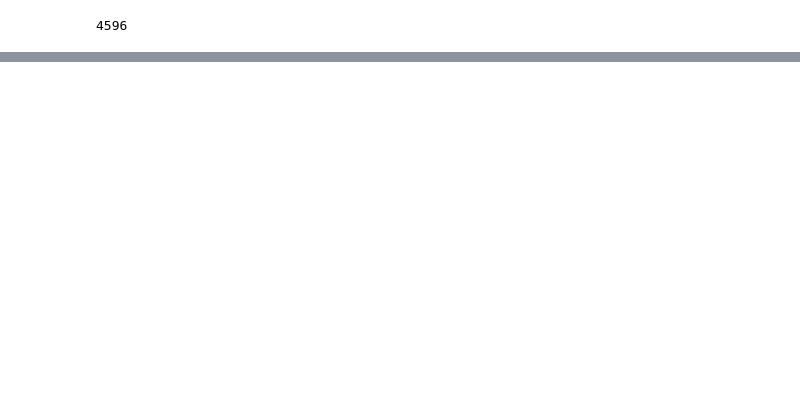
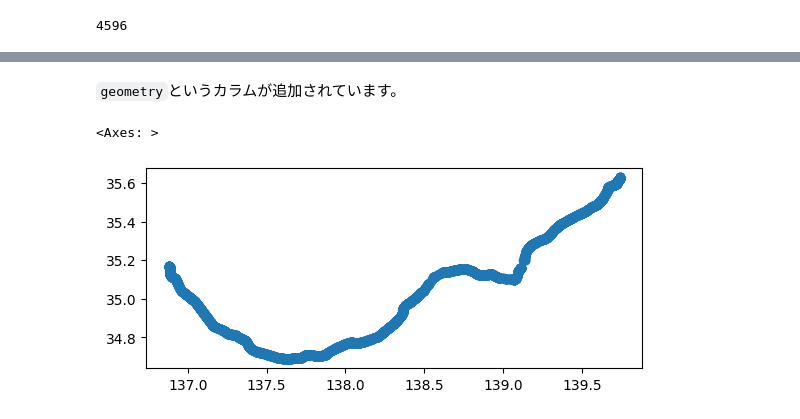
Before and after one commit to shotakaha/kumaroot, a Jupyter notebook: mystmd/pandas-gps.ipynb, the cells around one changed output, grey strips where cells are left out. Cells and saved outputs as stored; diff of their text form; code cells hidden in the pictures; blank space fills up the shorter version.

```diff
--- a/mystmd/pandas-gps.ipynb
+++ b/mystmd/pandas-gps.ipynb
@@ -56,0 +86,3 @@ gps = gpd.GeoDataFrame(data[["latitude", "longitude", "altitude"]])
+# %%
+data["speed_kmh"] = data["speed"] * 3.6
+data.hvplot.scatter(x="time", y="speed_kmh", c="altitude")
@@ -56,0 +112,9 @@ gps = gpd.GeoDataFrame(data[["latitude", "longitude", "altitude"]])
+# %%
+gps = gpd.GeoDataFrame(
+    data,
+    geometry=gpd.points_from_xy(
+        data.longitude, data.latitude, data.altitude, crs="EPSG:4326"
+    ),
+    crs="EPSG:4326",
+)
+gps
@@ -56,0 +135,7 @@ gps = gpd.GeoDataFrame(data[["latitude", "longitude", "altitude"]])
+# %% [markdown]
+``geometry``というカラムが追加されています。
+# %%
+gps.plot()
+# %% [output]
+<Axes: >
+[figure, added]
```
Also changed, not shown: parts of 26 cells of this notebook.
